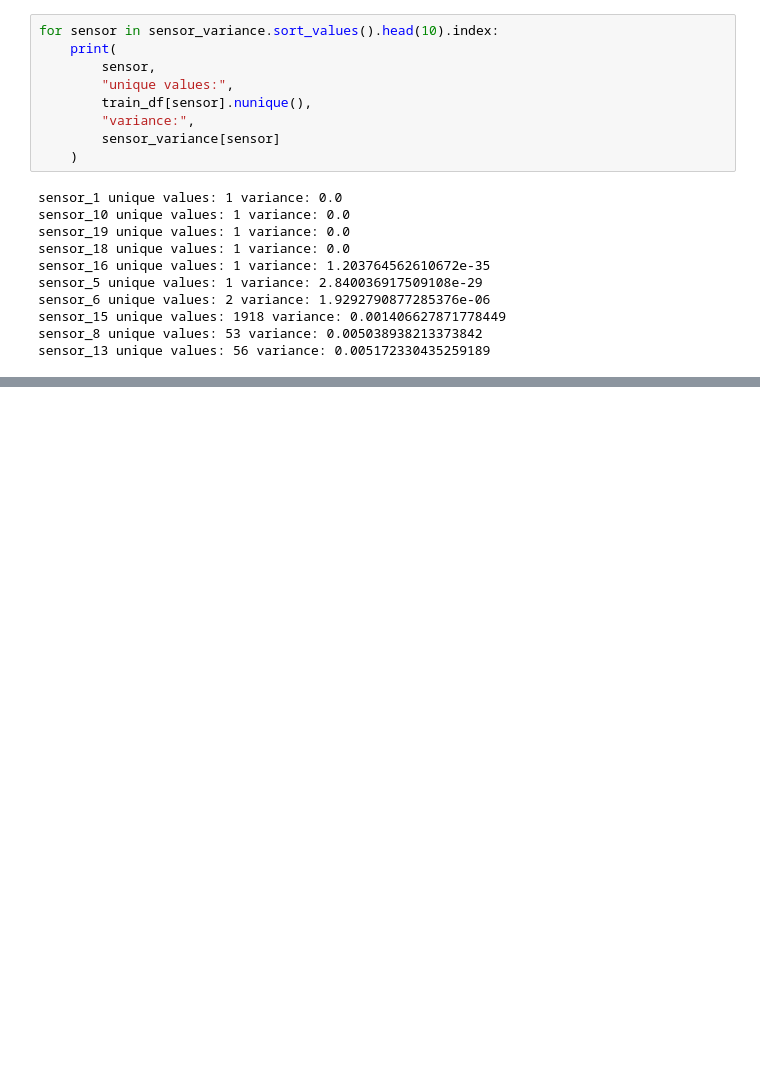
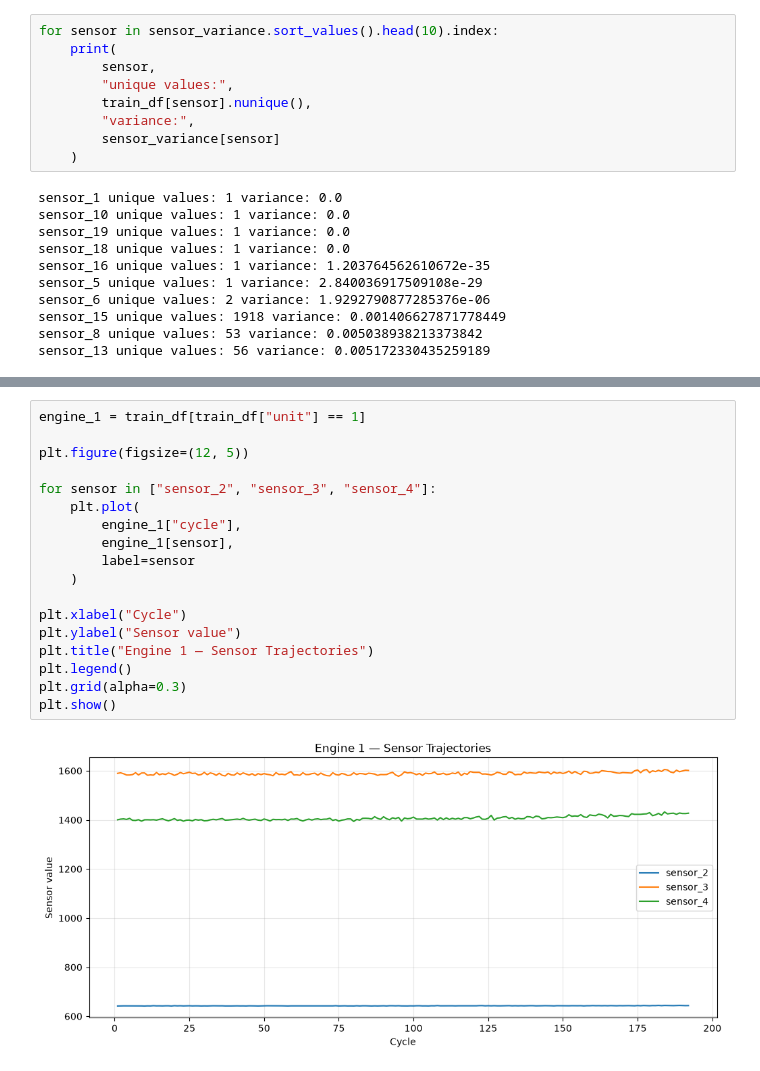
Before and after one commit to sairaashraf95134-commits/jet-engine-predictive-maintenance, a Jupyter notebook: notebooks/01_data_investigation.ipynb, the cells around one changed output, grey strips where cells are left out. Cells and saved outputs as stored; diff of their text form; blank space fills up the shorter version.

```diff
--- a/notebooks/01_data_investigation.ipynb
+++ b/notebooks/01_data_investigation.ipynb
@@ -259,0 +283,20 @@ sensor_13 unique values: 56 variance: 0.005172330435259189
+# %%
+engine_1 = train_df[train_df["unit"] == 1]
+
+plt.figure(figsize=(12, 5))
+
+for sensor in ["sensor_2", "sensor_3", "sensor_4"]:
+    plt.plot(
+        engine_1["cycle"],
+        engine_1[sensor],
+        label=sensor
+    )
+
+plt.xlabel("Cycle")
+plt.ylabel("Sensor value")
+plt.title("Engine 1 — Sensor Trajectories")
+plt.legend()
+plt.grid(alpha=0.3)
+plt.show()
+# %% [output]
+[figure, added]
```
Also changed, not shown: parts of 3 cells of this notebook, 3 other files.
